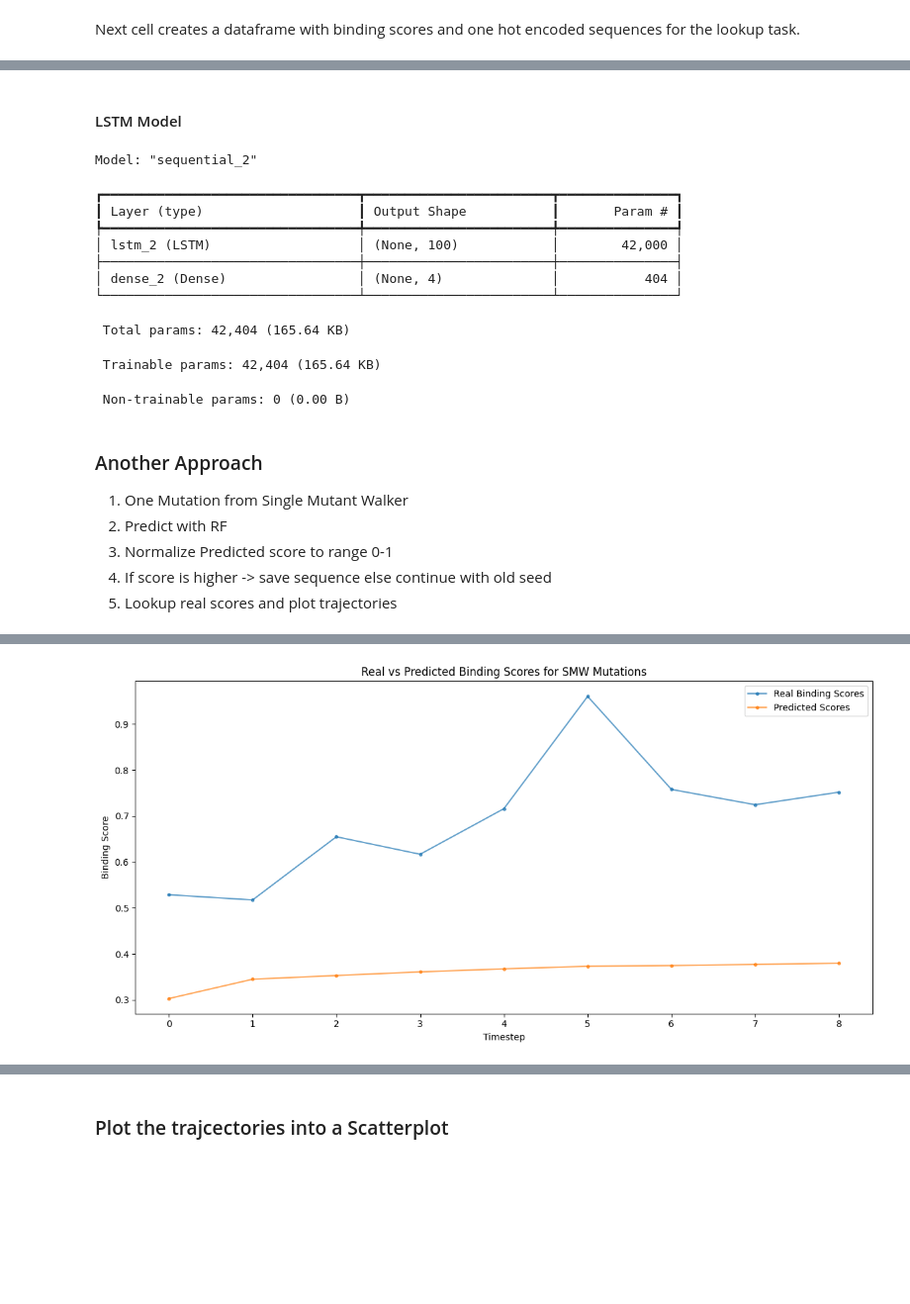
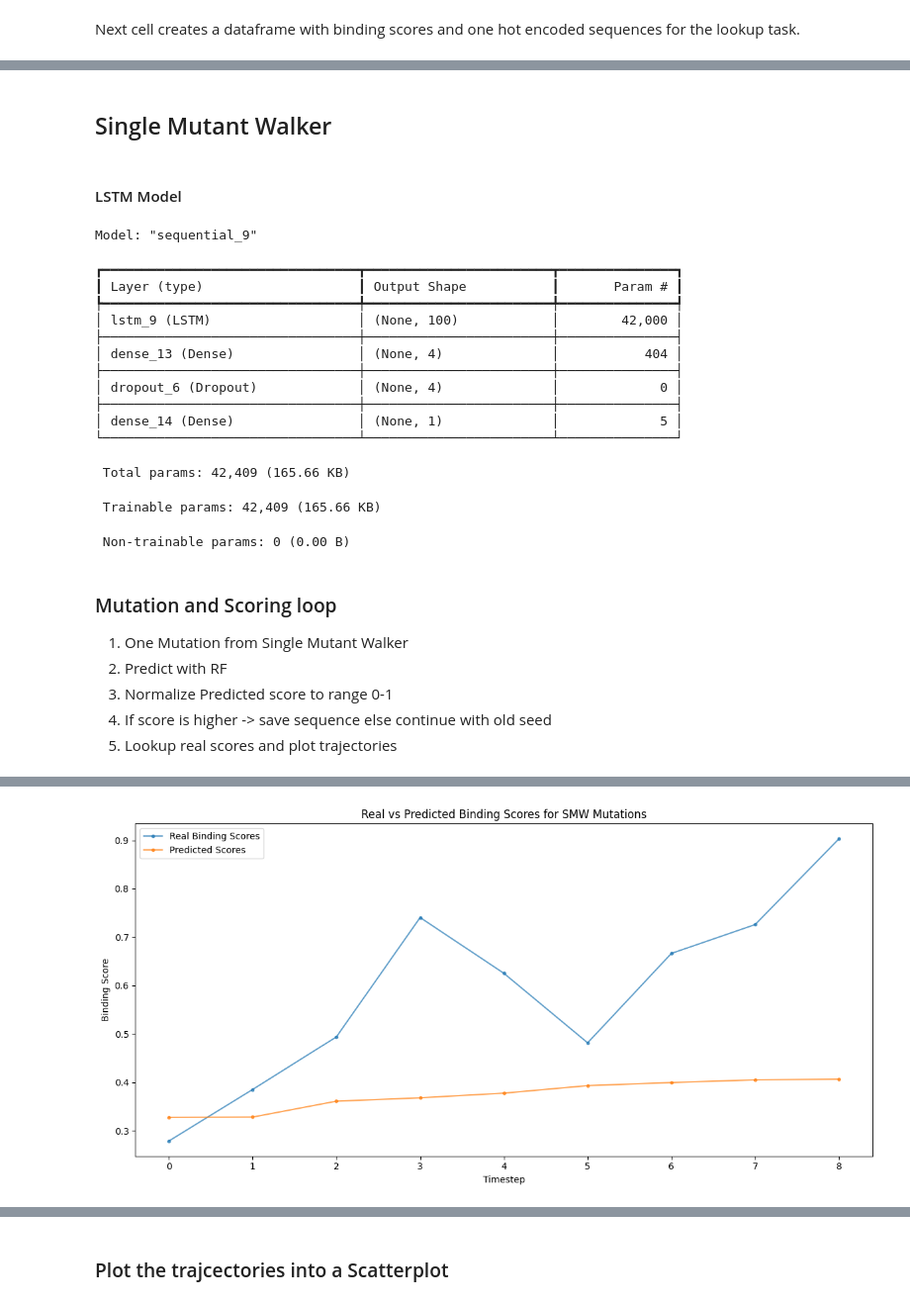
Before and after one commit to meier108/PracticalWork, a Jupyter notebook: main.ipynb, the cells around one changed output, grey strips where cells are left out. Shown at 99% size. Saved outputs shown, nothing was run; the diff lists cells and outputs as text; code cells hidden in the pictures; blank space fills up the shorter version.

Commit message:
added LSTM for scoring

```diff
--- a/main.ipynb
+++ b/main.ipynb
@@ -56,8 +51,8 @@ y = train_df['binding_scores'].values
 
 X_train, X_val, y_train, y_val = train_test_split(x, y, test_size=0.1, random_state=SEED)
 # One hot encoding
-X_train_onehot = np.array([tf.one_hot(seq, depth=4).numpy().flatten() for seq in X_train])
-X_val_onehot = np.array([tf.one_hot(seq, depth=4).numpy().flatten() for seq in X_val])
+X_train_onehot = np.array([tf.one_hot(seq, depth=4).numpy() for seq in X_train]) # Remove .flatten() for LSTM
+X_val_onehot = np.array([tf.one_hot(seq, depth=4).numpy() for seq in X_val]) # Remove .flatten() for LSTM
 # %% [output]
 Shape of x: (8670, 8)
 First row of x: [0 0 0 0 0 0 2 1]
@@ -162,3 +150,5 @@ R2 Score: 0.1690129506546706; MSE: 0.004856086910758166
+# %% [markdown]
+## Single Mutant Walker
 # %%
 import numpy as np
 import tensorflow as tf
@@ -212,47 +195,38 @@ class SMW:
 # %%
 #Lstm model for sequence generation
 model = Sequential()
-model.add(LSTM(100, input_shape = (x.shape[1:])))
-model.add(Dense(4, activation='softmax'))
-model.compile(optimizer='adam', loss='categorical_crossentropy', metrics=['accuracy'])
-
-model.load_weights('lstm_sequence_model.h5')
-
+model.add(LSTM(100, input_shape = (X_train_onehot.shape[1:])))
+model.add(Dense(4, activation='relu'))
+model.add(Dropout(0.2))
+model.add(Dense(1))
+model.compile(optimizer='adam', loss='mse', metrics=['mae'])
 model.summary()
 
-def generate_sequence(seed_sequence, next_chars, max_sequence_len):
-    for _ in range(next_chars):
-        token_list = tf.one_hot(seed_sequence, depth=4)
-        token_list = tf.reshape(token_list, (1, token_list.shape[0], token_list.shape[1]))
-        predicted = model.predict(token_list, verbose=0)
-        predicted_char = tf.argmax(predicted, axis=1).numpy()[0]
-        seed_sequence.append(predicted_char)
-        if len(seed_sequence) > max_sequence_len:
-            seed_sequence = seed_sequence[1:]
-    return seed_sequence
-
-def generate_mutations(seed_sequence, n_mutations):
-    mutations = []
-    seed_sequence = seed_sequence[-1]
-    for _ in range(n_mutations):
-        mutated_sequence = generate_sequence(seed_sequence.copy(), next_chars=1, max_sequence_len=len(seed_sequence))
-        mutations.append(mutated_sequence)
-        seed_sequence = mutated_sequence[-1] # update seed to last generated character
-    return mutations
+def score_sequence(flattened_mutation):
+    """Scores a one-hot encoded sequence using the trained LSTM model."""
+    flat = np.asarray(flattened_mutation).reshape(-1)
+    sequence_length = flat.shape[0] // 4
+    lstm_input = flat.reshape(1, sequence_length, 4)
+    predicted_score = model.predict(lstm_input)
+    return predicted_score
 # %% [output]
-Model: "sequential_2"
+Model: "sequential_9"
 ┏━━━━━━━━━━━━━━━━━━━━━━━━━━━━━━━━━┳━━━━━━━━━━━━━━━━━━━━━━━━┳━━━━━━━━━━━━━━━┓
 ┃ Layer (type)                    ┃ Output Shape           ┃       Param # ┃
 ┡━━━━━━━━━━━━━━━━━━━━━━━━━━━━━━━━━╇━━━━━━━━━━━━━━━━━━━━━━━━╇━━━━━━━━━━━━━━━┩
-│ lstm_2 (LSTM)                   │ (None, 100)            │        42,000 │
+│ lstm_9 (LSTM)                   │ (None, 100)            │        42,000 │
 ├─────────────────────────────────┼────────────────────────┼───────────────┤
-│ dense_2 (Dense)                 │ (None, 4)              │           404 │
+│ dense_13 (Dense)                │ (None, 4)              │           404 │
+├─────────────────────────────────┼────────────────────────┼───────────────┤
+│ dropout_6 (Dropout)             │ (None, 4)              │             0 │
+├─────────────────────────────────┼────────────────────────┼───────────────┤
+│ dense_14 (Dense)                │ (None, 1)              │             5 │
 └─────────────────────────────────┴────────────────────────┴───────────────┘
- Total params: 42,404 (165.64 KB)
+ Total params: 42,409 (165.66 KB)
- Trainable params: 42,404 (165.64 KB)
+ Trainable params: 42,409 (165.66 KB)
  Non-trainable params: 0 (0.00 B)
 # %% [markdown]
-### Another Approach
+### Mutation and Scoring loop
 1. One Mutation from Single Mutant Walker
 2. Predict with RF
 3. Normalize Predicted score to range 0-1
@@ -264,7 +238,12 @@ smw = SMW(nucleotides=[0, 1, 2, 3])
 n_steps = 100
 mutation_steps = 10
 
-seen_sequences = X_train_onehot
+seen_sequences = [i.flatten() for i in X_train_onehot]
+
+# Load LSTM model weights
+model.load_weights('lstm_sequence_model.h5')
+
+
 
 #select a random seed sequence from training data
 seed_sequence = X_train[0]
@@ -285,7 +264,7 @@ for i in range(n_steps):
     for idx, mutation in enumerate(mutations):
         already_seen = np.any(np.all(seen_sequences == mutation, axis=1))
         if not already_seen and oracle_exists(mutation):
-            binding_score = rf.predict(mutation)
+            binding_score = score_sequence(mutation)
             if binding_score[0] > old_binding_score:
                 # Update seed sequence
                 seed_sequence = tf.argmax(tf.reshape(mutation, (mutation.shape[1]//4, 4)), axis=1).numpy().tolist()
@@ -297,6 +276,7 @@ for i in range(n_steps):
                 print(f'Step {i+1}/{n_steps}, New best mutation with predicted score: {binding_score[0]}')
             else:
                 continue
+
 
 # Lookup real binding score
 df_values = pd.DataFrame(values)
@@ -327,4 +314,4 @@ Step 56/100, New best mutation with predicted score: 0.37989898440130254
-[figure, old version]
+[figure, new version]
 # %% [markdown]
 Notes:
 1. Testset A: spearman Correlation: 0.683, direction_agreement 66.7%
```
Also changed, not shown: parts of 13 cells of this notebook, 9 other files.
